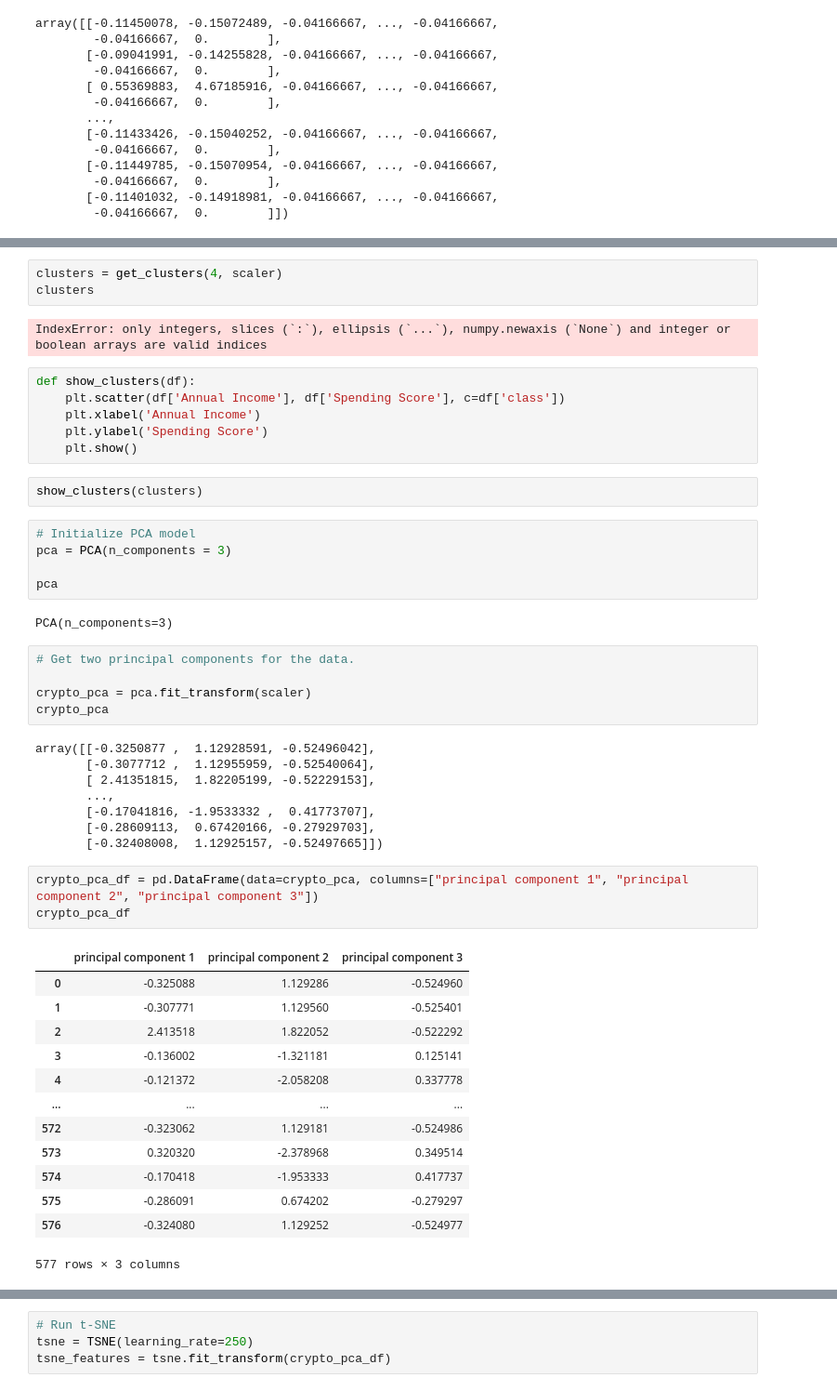
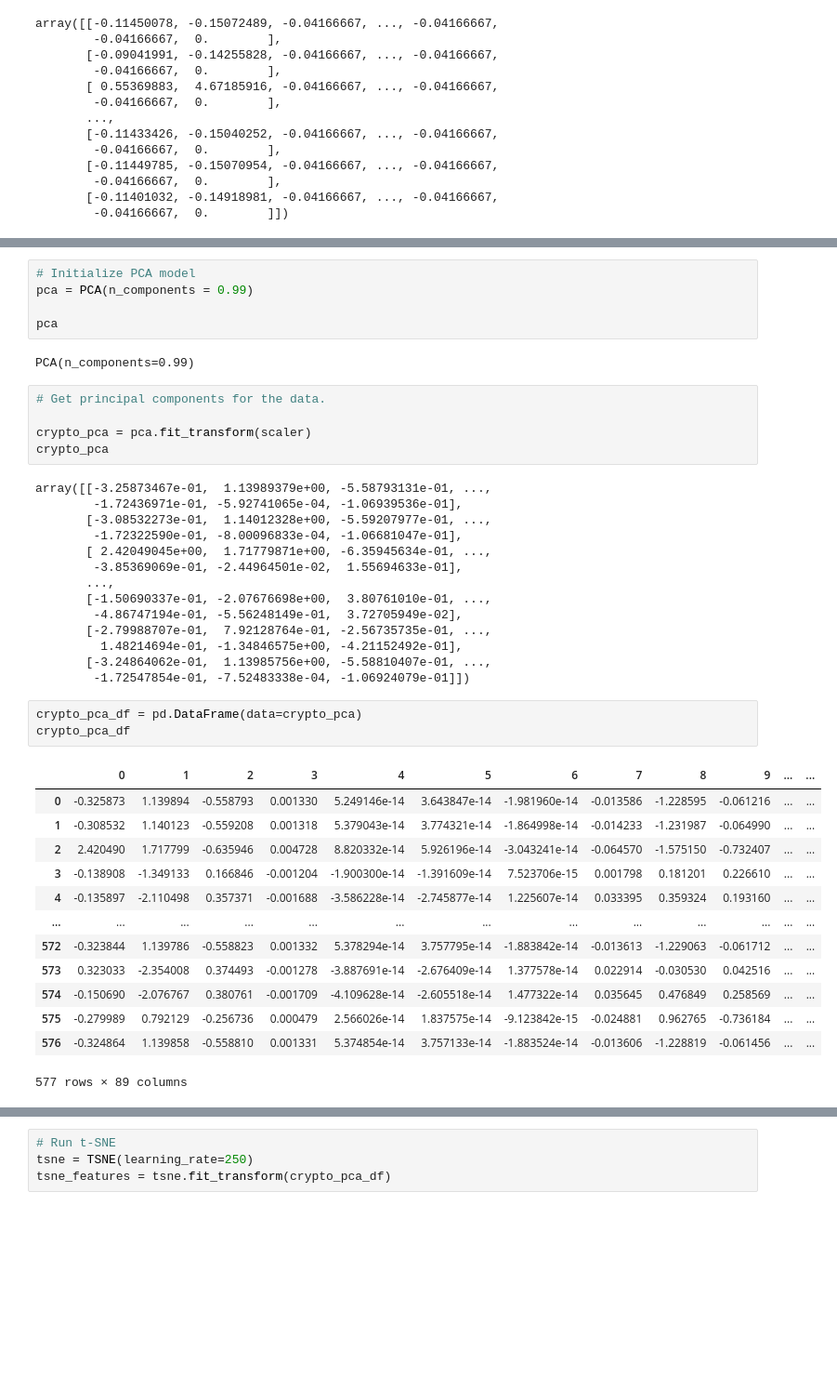
Before and after one commit to bakeralexan/Cryptocurrency-Clusters, a Jupyter notebook: Crypto_Clusters.ipynb, the cells around one changed output, grey strips where cells are left out. Shown at 93% size. Drawn from its saved outputs; the diff is of its cells as text; blank space fills up the shorter version.

```diff
--- a/Crypto_Clusters.ipynb
+++ b/Crypto_Clusters.ipynb
@@ -196,53 +157,46 @@ def get_clusters(k, data):
-# %%
-clusters = get_clusters(4, scaler)
-clusters
-# %% [output]
-IndexError: only integers, slices (`:`), ellipsis (`...`), numpy.newaxis (`None`) and integer or boolean arrays are valid indices
-# %%
-def show_clusters(df):
-    plt.scatter(df['Annual Income'], df['Spending Score'], c=df['class'])
-    plt.xlabel('Annual Income')
-    plt.ylabel('Spending Score')
-    plt.show()
-# %%
-show_clusters(clusters)
 # %%
 # Initialize PCA model
-pca = PCA(n_components = 3)
+pca = PCA(n_components = 0.99)
 
 pca
 # %% [output]
-PCA(n_components=3)
+PCA(n_components=0.99)
 # %%
-# Get two principal components for the data.
+# Get principal components for the data.
 
 crypto_pca = pca.fit_transform(scaler)
 crypto_pca
 # %% [output]
-array([[-0.3250877 ,  1.12928591, -0.52496042],
-       [-0.3077712 ,  1.12955959, -0.52540064],
-       [ 2.41351815,  1.82205199, -0.52229153],
+array([[-3.25873467e-01,  1.13989379e+00, -5.58793131e-01, ...,
+        -1.72436971e-01, -5.92741065e-04, -1.06939536e-01],
+       [-3.08532273e-01,  1.14012328e+00, -5.59207977e-01, ...,
+        -1.72322590e-01, -8.00096833e-04, -1.06681047e-01],
+       [ 2.42049045e+00,  1.71779871e+00, -6.35945634e-01, ...,
+        -3.85369069e-01, -2.44964501e-02,  1.55694633e-01],
        ...,
-       [-0.17041816, -1.9533332 ,  0.41773707],
-       [-0.28609113,  0.67420166, -0.27929703],
-       [-0.32408008,  1.12925157, -0.52497665]])
+       [-1.50690337e-01, -2.07676698e+00,  3.80761010e-01, ...,
+        -4.86747194e-01, -5.56248149e-01,  3.72705949e-02],
+       [-2.79988707e-01,  7.92128764e-01, -2.56735735e-01, ...,
+         1.48214694e-01, -1.34846575e+00, -4.21152492e-01],
+       [-3.24864062e-01,  1.13985756e+00, -5.58810407e-01, ...,
+        -1.72547854e-01, -7.52483338e-04, -1.06924079e-01]])
 # %%
-crypto_pca_df = pd.DataFrame(data=crypto_pca, columns=["principal component 1", "principal component 2", "principal component 3"])
+crypto_pca_df = pd.DataFrame(data=crypto_pca)
 crypto_pca_df
 # %% [output]
-|  | principal component 1 | principal component 2 | principal component 3 |
-| 0 | -0.325088 | 1.129286 | -0.524960 |
-| 1 | -0.307771 | 1.129560 | -0.525401 |
-| 2 | 2.413518 | 1.822052 | -0.522292 |
-| 3 | -0.136002 | -1.321181 | 0.125141 |
-| 4 | -0.121372 | -2.058208 | 0.337778 |
-| ... | ... | ... | ... |
-| 572 | -0.323062 | 1.129181 | -0.524986 |
-| 573 | 0.320320 | -2.378968 | 0.349514 |
-| 574 | -0.170418 | -1.953333 | 0.417737 |
-| 575 | -0.286091 | 0.674202 | -0.279297 |
-| 576 | -0.324080 | 1.129252 | -0.524977 |
+|  | 0 | 1 | 2 | 3 | 4 | 5 | 6 | 7 | 8 | 9 | ... | ... |
+| 0 | -0.325873 | 1.139894 | -0.558793 | 0.001330 | 5.249146e-14 | 3.643847e-14 | -1.981960e-14 | -0.013586 | -1.228595 | -0.061216 | ... | ... |
+| 1 | -0.308532 | 1.140123 | -0.559208 | 0.001318 | 5.379043e-14 | 3.774321e-14 | -1.864998e-14 | -0.014233 | -1.231987 | -0.064990 | ... | ... |
+| 2 | 2.420490 | 1.717799 | -0.635946 | 0.004728 | 8.820332e-14 | 5.926196e-14 | -3.043241e-14 | -0.064570 | -1.575150 | -0.732407 | ... | ... |
+| 3 | -0.138908 | -1.349133 | 0.166846 | -0.001204 | -1.900300e-14 | -1.391609e-14 | 7.523706e-15 | 0.001798 | 0.181201 | 0.226610 | ... | ... |
+| 4 | -0.135897 | -2.110498 | 0.357371 | -0.001688 | -3.586228e-14 | -2.745877e-14 | 1.225607e-14 | 0.033395 | 0.359324 | 0.193160 | ... | ... |
+| ... | ... | ... | ... | ... | ... | ... | ... | ... | ... | ... | ... | ... |
+| 572 | -0.323844 | 1.139786 | -0.558823 | 0.001332 | 5.378294e-14 | 3.757795e-14 | -1.883842e-14 | -0.013613 | -1.229063 | -0.061712 | ... | ... |
+| 573 | 0.323033 | -2.354008 | 0.374493 | -0.001278 | -3.887691e-14 | -2.676409e-14 | 1.377578e-14 | 0.022914 | -0.030530 | 0.042516 | ... | ... |
+| 574 | -0.150690 | -2.076767 | 0.380761 | -0.001709 | -4.109628e-14 | -2.605518e-14 | 1.477322e-14 | 0.035645 | 0.476849 | 0.258569 | ... | ... |
+| 575 | -0.279989 | 0.792129 | -0.256736 | 0.000479 | 2.566026e-14 | 1.837575e-14 | -9.123842e-15 | -0.024881 | 0.962765 | -0.736184 | ... | ... |
+| 576 | -0.324864 | 1.139858 | -0.558810 | 0.001331 | 5.374854e-14 | 3.757133e-14 | -1.883524e-14 | -0.013606 | -1.228819 | -0.061456 | ... | ... |
-577 rows × 3 columns
+577 rows × 89 columns
 # %%
 # Fetch the explained variance
 pca.explained_variance_ratio_
```
Also changed, not shown: parts of 18 cells of this notebook.
